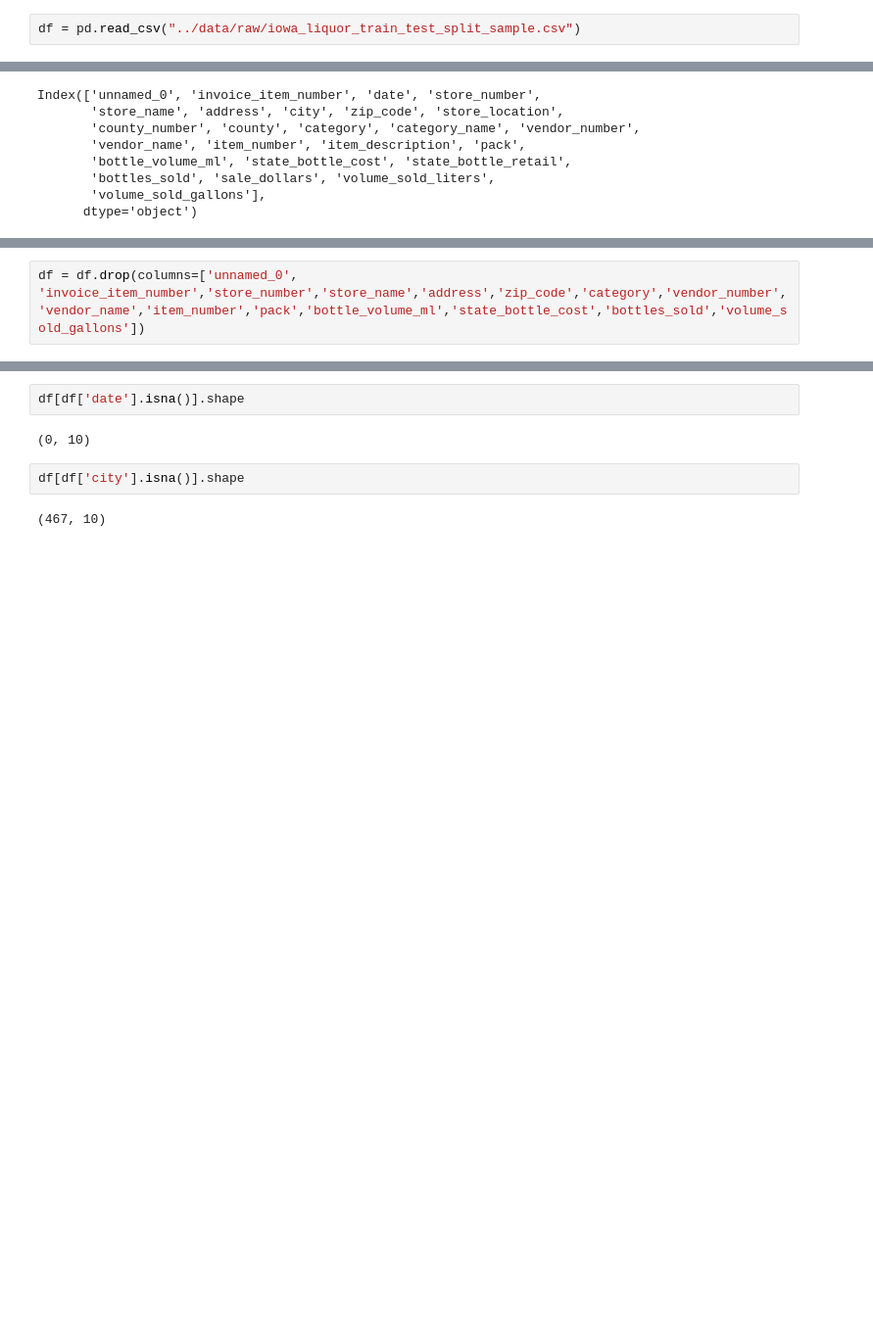
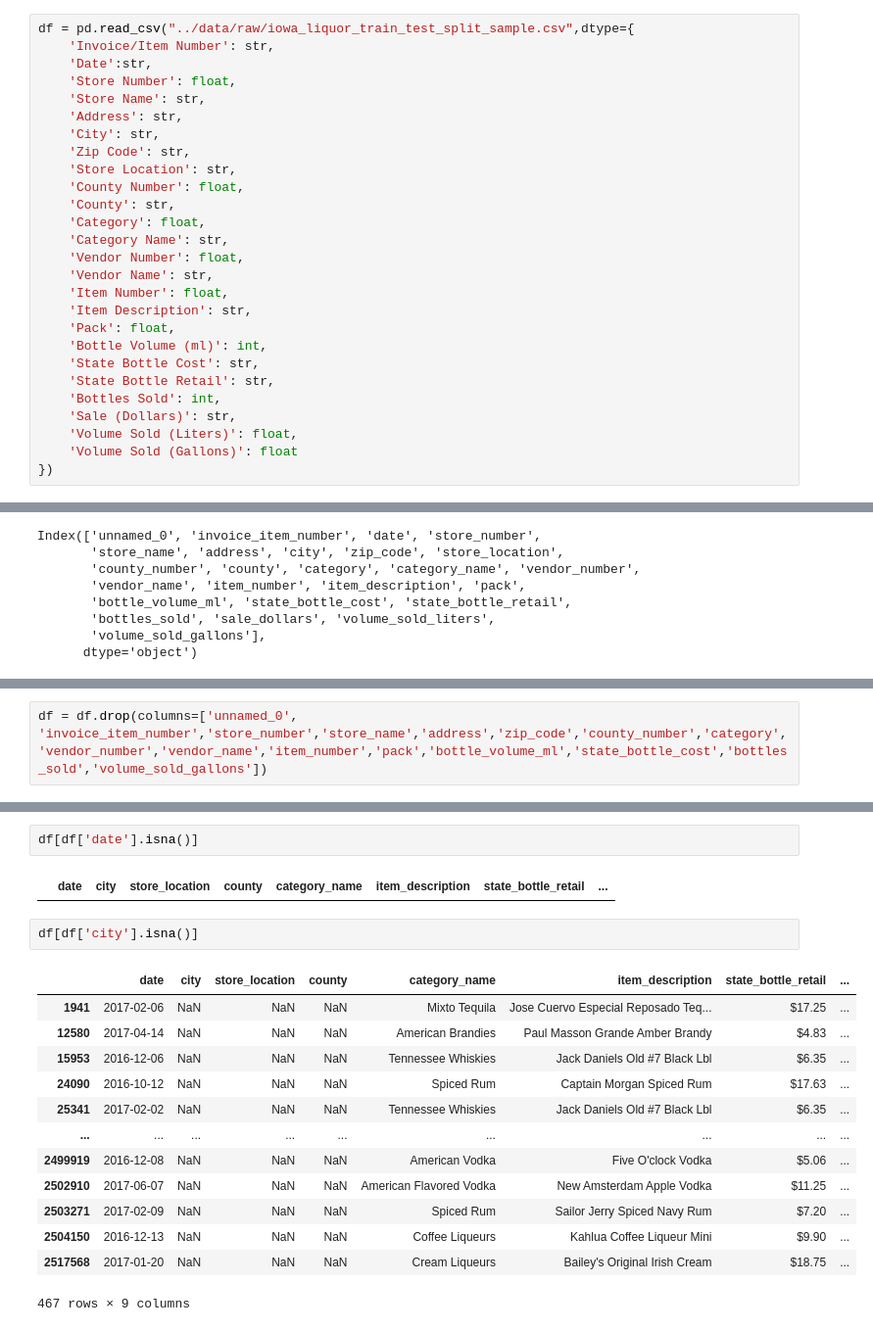
Before and after one commit to ajsalmeida/tesseract-team-future-projectliquor, a Jupyter notebook: notebooks/02-data-preparation.ipynb, the cells around one changed output, grey strips where cells are left out. Shown at 98% size. Cells and saved outputs as stored; diff of their text form; blank space fills up the shorter version.

Commit message:
data preparation updated

```diff
--- a/notebooks/02-data-preparation.ipynb
+++ b/notebooks/02-data-preparation.ipynb
@@ -6,5 +9,30 @@ pd.set_option('display.max_columns', None)
 # %%
-df = pd.read_csv("../data/raw/iowa_liquor_train_test_split_sample.csv")
+df = pd.read_csv("../data/raw/iowa_liquor_train_test_split_sample.csv",dtype={
+    'Invoice/Item Number': str,
+    'Date':str,
+    'Store Number': float,
+    'Store Name': str,
+    'Address': str,
+    'City': str,
+    'Zip Code': str,
+    'Store Location': str,
+    'County Number': float,
+    'County': str,
+    'Category': float,
+    'Category Name': str,
+    'Vendor Number': float,
+    'Vendor Name': str,
+    'Item Number': float,
+    'Item Description': str,
+    'Pack': float,
+    'Bottle Volume (ml)': int,
+    'State Bottle Cost': str,
+    'State Bottle Retail': str,
+    'Bottles Sold': int,
+    'Sale (Dollars)': str,
+    'Volume Sold (Liters)': float,
+    'Volume Sold (Gallons)': float
+})
 # %%
 df.columns = [slugify(col, lowercase=True, separator='_') for col in df.columns]
 df.columns
@@ -25,3 +56,3 @@ df.head(1)
 # %%
-df = df.drop(columns=['unnamed_0', 'invoice_item_number','store_number','store_name','address','zip_code','category','vendor_number','vendor_name','item_number','pack','bottle_volume_ml','state_bottle_cost','bottles_sold','volume_sold_gallons'])
+df = df.drop(columns=['unnamed_0', 'invoice_item_number','store_number','store_name','address','zip_code','county_number','category','vendor_number','vendor_name','item_number','pack','bottle_volume_ml','state_bottle_cost','bottles_sold','volume_sold_gallons'])
 # %%
@@ -40,9 +90,21 @@ df.shape
 # %%
-df[df['date'].isna()].shape
+df[df['date'].isna()]
 # %% [output]
-(0, 10)
+|  | date | city | store_location | county | category_name | item_description | state_bottle_retail | ... |
 # %%
-df[df['city'].isna()].shape
+df[df['city'].isna()]
 # %% [output]
+|  | date | city | store_location | county | category_name | item_description | state_bottle_retail | ... |
+| 1941 | 2017-02-06 | NaN | NaN | NaN | Mixto Tequila | Jose Cuervo Especial Reposado Teq... | $17.25 | ... |
+| 12580 | 2017-04-14 | NaN | NaN | NaN | American Brandies | Paul Masson Grande Amber Brandy | $4.83 | ... |
+| 15953 | 2016-12-06 | NaN | NaN | NaN | Tennessee Whiskies | Jack Daniels Old #7 Black Lbl | $6.35 | ... |
+| 24090 | 2016-10-12 | NaN | NaN | NaN | Spiced Rum | Captain Morgan Spiced Rum | $17.63 | ... |
+| 25341 | 2017-02-02 | NaN | NaN | NaN | Tennessee Whiskies | Jack Daniels Old #7 Black Lbl | $6.35 | ... |
+| ... | ... | ... | ... | ... | ... | ... | ... | ... |
+| 2499919 | 2016-12-08 | NaN | NaN | NaN | American Vodka | Five O'clock Vodka | $5.06 | ... |
+| 2502910 | 2017-06-07 | NaN | NaN | NaN | American Flavored Vodka | New Amsterdam Apple Vodka | $11.25 | ... |
+| 2503271 | 2017-02-09 | NaN | NaN | NaN | Spiced Rum | Sailor Jerry Spiced Navy Rum | $7.20 | ... |
+| 2504150 | 2016-12-13 | NaN | NaN | NaN | Coffee Liqueurs | Kahlua Coffee Liqueur Mini | $9.90 | ... |
+| 2517568 | 2017-01-20 | NaN | NaN | NaN | Cream Liqueurs | Bailey's Original Irish Cream | $18.75 | ... |
-(467, 10)
+467 rows × 9 columns
 # %%
```
Also changed, not shown: parts of 33 cells of this notebook.
